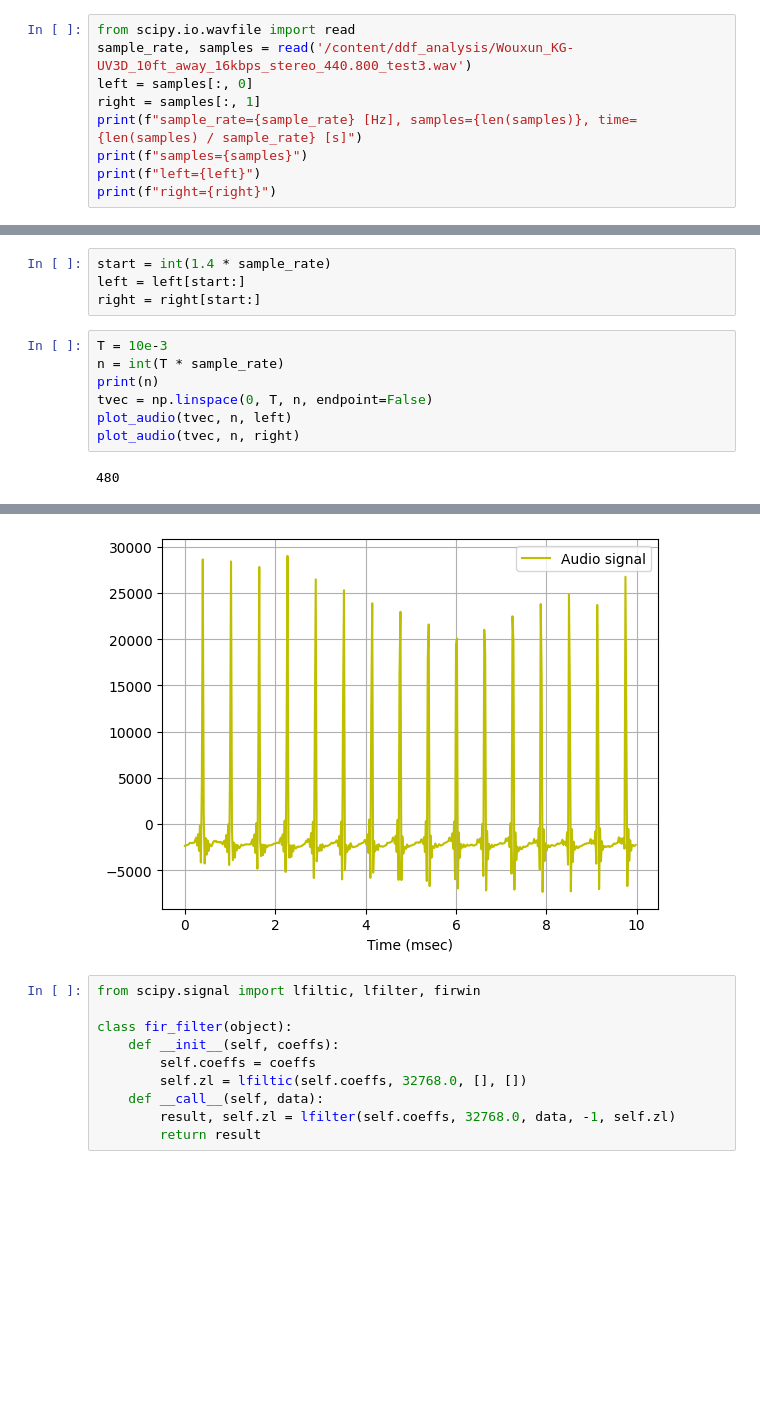
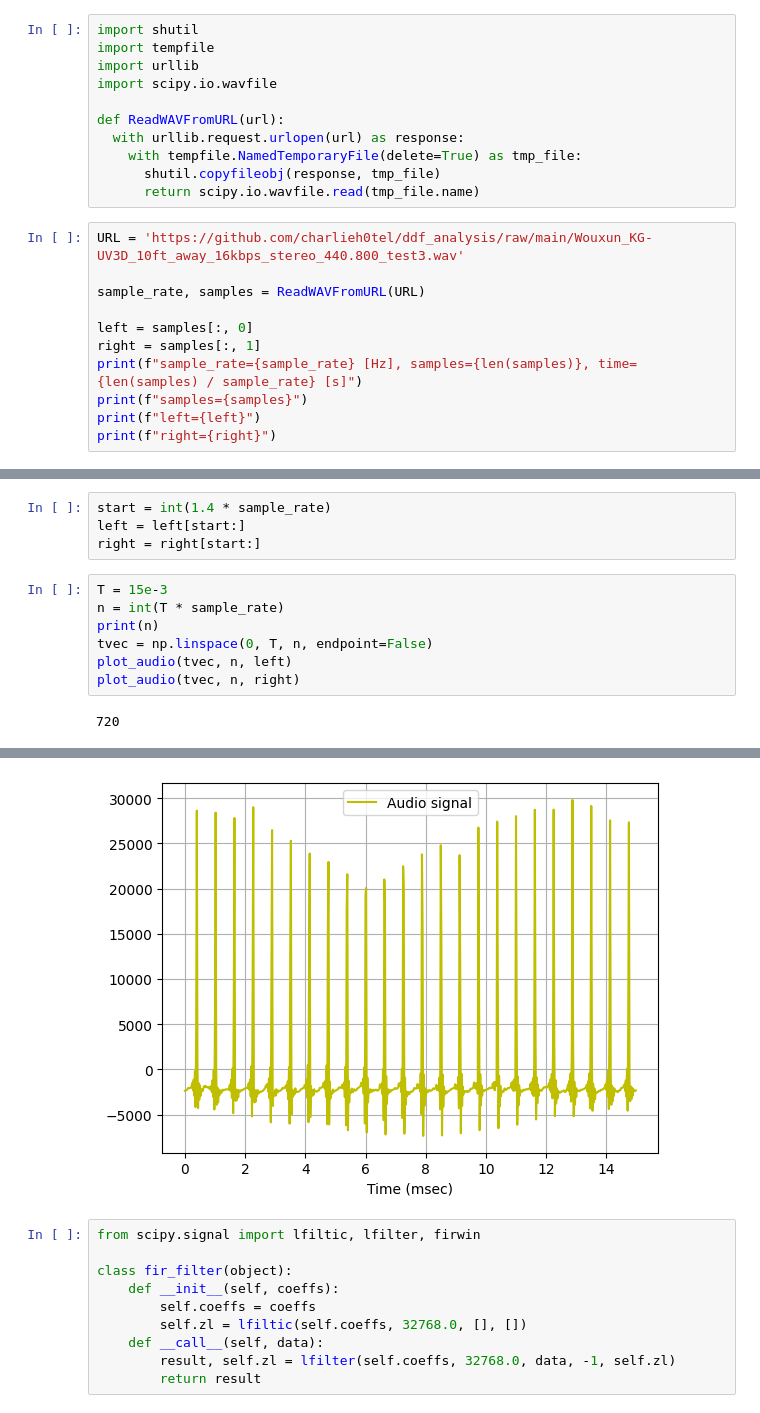
Before and after one commit to charlieh0tel/ddf_analysis, a Jupyter notebook: DopplerAnalysis1.ipynb, the cells around one changed output, grey strips where cells are left out. Drawn from its saved outputs; the diff is of its cells as text; blank space fills up the shorter version.

```diff
--- a/DopplerAnalysis1.ipynb
+++ b/DopplerAnalysis1.ipynb
@@ -9,9 +5,22 @@ fatal: destination path 'ddf_analysis' already exists and is not an empty direct
 import matplotlib.pyplot as plt
 # %%
 import numpy as np
+# %%
+import shutil
+import tempfile
+import urllib
+import scipy.io.wavfile
+
+def ReadWAVFromURL(url):
+  with urllib.request.urlopen(url) as response:
+    with tempfile.NamedTemporaryFile(delete=True) as tmp_file:
+      shutil.copyfileobj(response, tmp_file)
+      return scipy.io.wavfile.read(tmp_file.name)
 # %%
-from scipy.io.wavfile import read
-sample_rate, samples = read('/content/ddf_analysis/Wouxun_KG-UV3D_10ft_away_16kbps_stereo_440.800_test3.wav')
+URL = 'https://github.com/charlieh0tel/ddf_analysis/raw/main/Wouxun_KG-UV3D_10ft_away_16kbps_stereo_440.800_test3.wav'
+
+sample_rate, samples = ReadWAVFromURL(URL)
+
 left = samples[:, 0]
 right = samples[:, 1]
 print(f"sample_rate={sample_rate} [Hz], samples={len(samples)}, time={len(samples) / sample_rate} [s]")
@@ -44,11 +53,11 @@ start = int(1.4 * sample_rate)
 left = left[start:]
 right = right[start:]
 # %%
-T = 10e-3
+T = 15e-3
 n = int(T * sample_rate)
 print(n)
 tvec = np.linspace(0, T, n, endpoint=False)
 plot_audio(tvec, n, left)
 plot_audio(tvec, n, right)
 # %% [output]
-480
+720
@@ -56,4 +65,4 @@ plot_audio(tvec, n, right)
-[figure, old version]
+[figure, new version]
 # %%
 from scipy.signal import lfiltic, lfilter, firwin
 
```
Also changed, not shown: parts of 3 cells of this notebook.
